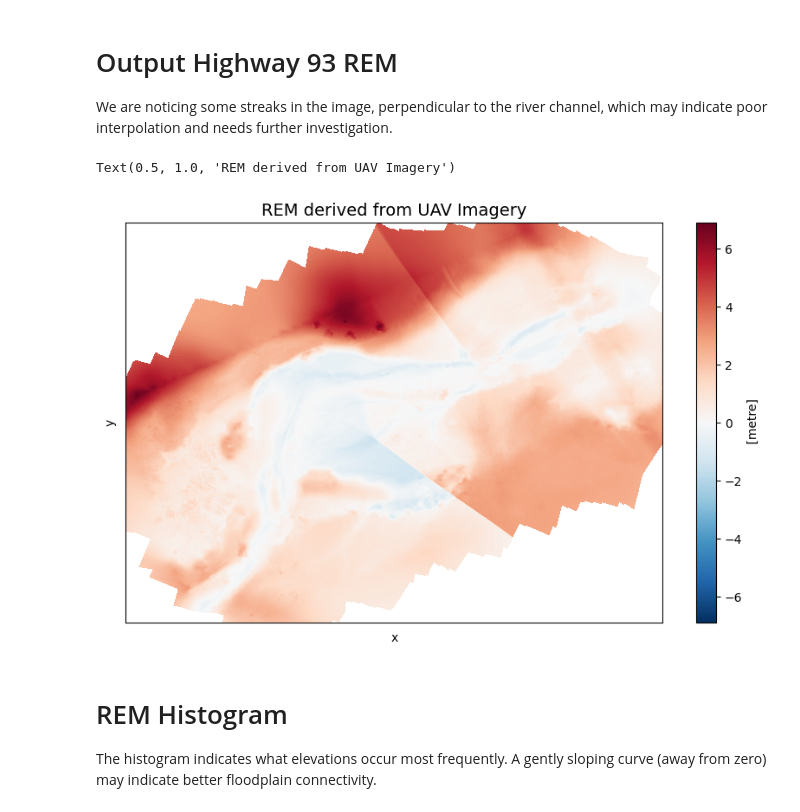
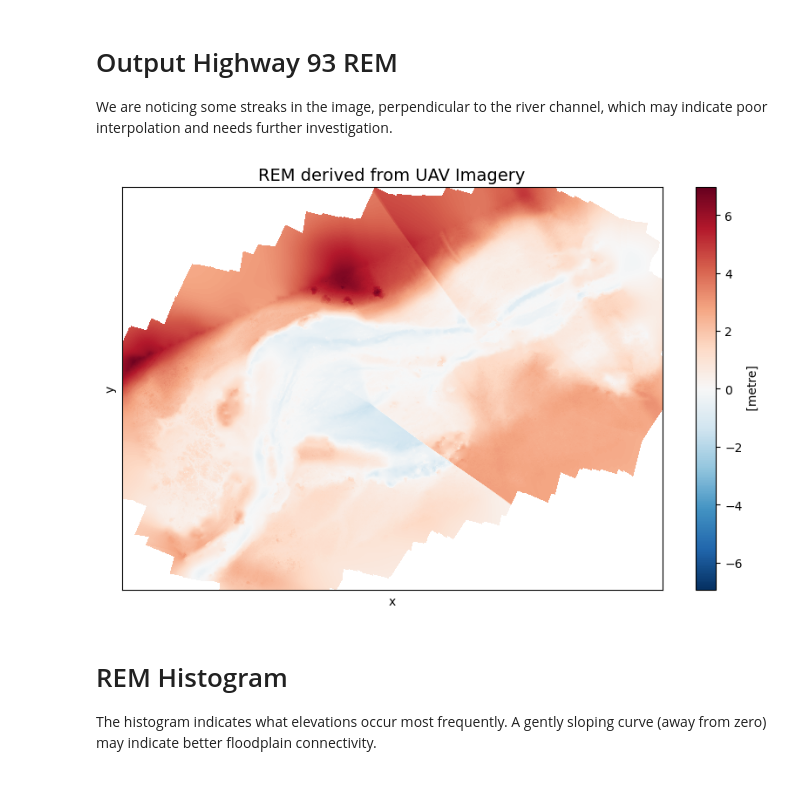
Before and after one commit to lechipman/example-project-repository, a Jupyter notebook: watershed_project.ipynb, the cells around one changed output. Cells and saved outputs as stored; diff of their text form; code cells hidden in the pictures; blank space fills up the shorter version.

```diff
--- a/watershed_project.ipynb
+++ b/watershed_project.ipynb
@@ -180,32 +171,16 @@ Saved uav_hwy93\DTM_Highway93_hillshade-color.png.
 # %% [markdown]
 # Output Highway 93 REM
 We are noticing some streaks in the image, perpendicular to the river channel, which may indicate poor interpolation and needs further investigation.
-# %%
-# Open and plot the REM you just generated
-rem_path = os.path.join(dtm_dir, 'DTM_Highway93_REM.tif')
-rem = rxr.open_rasterio(rem_path, masked=True)
-
-fig, ax = plt.subplots(1, 1, figsize=(10, 6))
-
-# Hide x and y axes labels and ticks
-ax.xaxis.set_tick_params(labelbottom=False)
-ax.yaxis.set_tick_params(labelleft=False)
-ax.set_xticks([])
-ax.set_yticks([])
-
-# Plot REM
-rem.coarsen(
-    x=3,
-    boundary='trim').mean().coarsen(
-        y=3,
-        boundary='trim').mean().plot(
-            ax=ax)
-
-# Add title
-ax.set_title('REM derived from UAV Imagery', fontsize=14)
-# %% [output]
-Text(0.5, 1.0, 'REM derived from UAV Imagery')
-[figure, removed]
+# %%
+# Open and plot the REM you just generated
+rem_path = os.path.join(dtm_dir, 'DTM_Highway93_REM.tif')
+rem = rxr.open_rasterio(rem_path, masked=True)
+
+plot_model(model = rem,
+           title = 'REM derived from UAV Imagery',
+           coarsen = True)
+# %% [output]
+[figure, added]
 # %% [markdown]
 # REM Histogram
 The histogram indicates what elevations occur most frequently. A gently sloping curve (away from zero) may indicate better floodplain connectivity.
```
Also changed, not shown: parts of 7 cells of this notebook, 4 other files.
